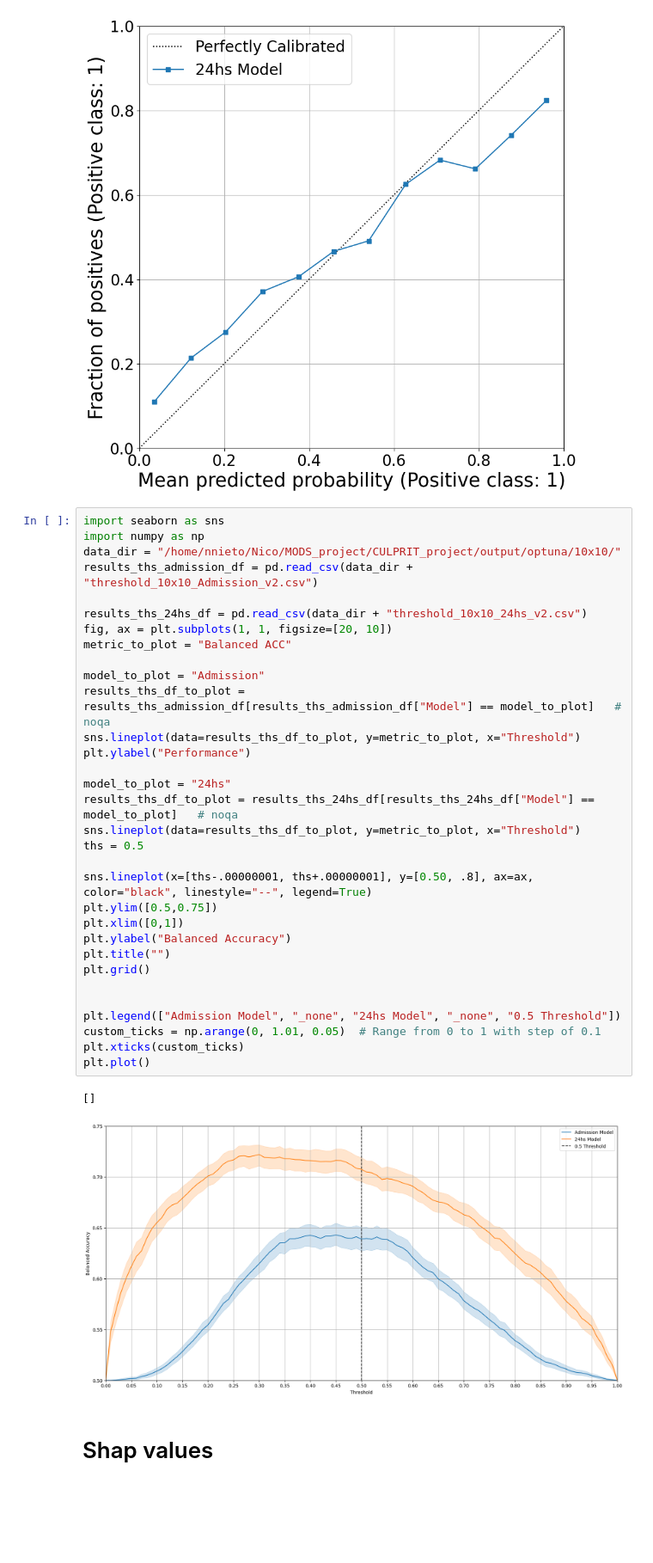
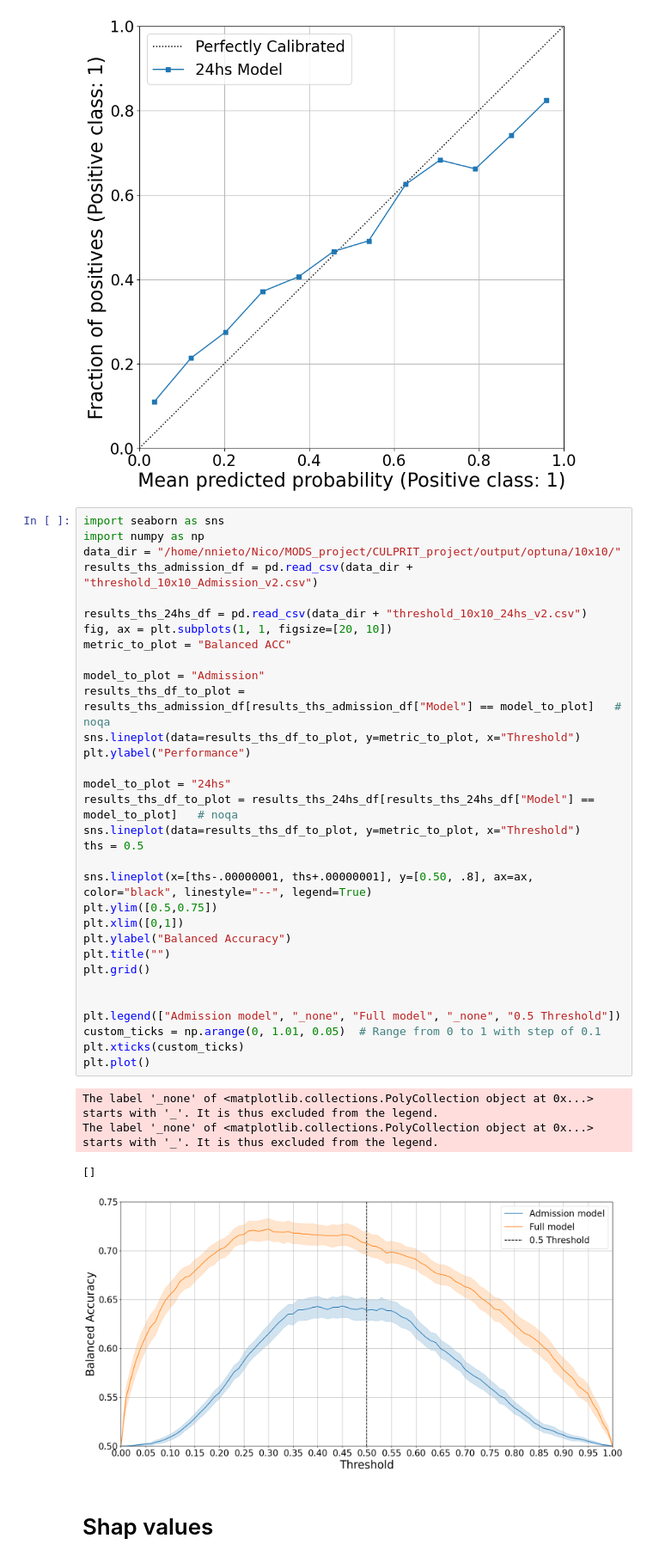
Before and after one commit to N-Nieto/MACRO_experiments, a Jupyter notebook: code/plot_figures_paper_v2.ipynb, the cells around one changed output. Shown at 86% size. Saved outputs shown, nothing was run; the diff lists cells and outputs as text; blank space fills up the shorter version.

```diff
--- a/code/plot_figures_paper_v2.ipynb
+++ b/code/plot_figures_paper_v2.ipynb
@@ -552,36 +617,38 @@ import seaborn as sns
 import numpy as np
 data_dir = "/home/nnieto/Nico/MODS_project/CULPRIT_project/output/optuna/10x10/"
 results_ths_admission_df = pd.read_csv(data_dir + "threshold_10x10_Admission_v2.csv")
 
 results_ths_24hs_df = pd.read_csv(data_dir + "threshold_10x10_24hs_v2.csv")
 fig, ax = plt.subplots(1, 1, figsize=[20, 10])
 metric_to_plot = "Balanced ACC"
 
 model_to_plot = "Admission"
 results_ths_df_to_plot = results_ths_admission_df[results_ths_admission_df["Model"] == model_to_plot]   # noqa
 sns.lineplot(data=results_ths_df_to_plot, y=metric_to_plot, x="Threshold")
 plt.ylabel("Performance")
 
 model_to_plot = "24hs"
 results_ths_df_to_plot = results_ths_24hs_df[results_ths_24hs_df["Model"] == model_to_plot]   # noqa
 sns.lineplot(data=results_ths_df_to_plot, y=metric_to_plot, x="Threshold")
 ths = 0.5
 
 sns.lineplot(x=[ths-.00000001, ths+.00000001], y=[0.50, .8], ax=ax, color="black", linestyle="--", legend=True)
 plt.ylim([0.5,0.75])
 plt.xlim([0,1])
 plt.ylabel("Balanced Accuracy")
 plt.title("")
 plt.grid()
 
 
-plt.legend(["Admission Model", "_none", "24hs Model", "_none", "0.5 Threshold"])
+plt.legend(["Admission model", "_none", "Full model", "_none", "0.5 Threshold"])
 custom_ticks = np.arange(0, 1.01, 0.05)  # Range from 0 to 1 with step of 0.1
 plt.xticks(custom_ticks)
 plt.plot()
 # %% [output]
-[]
+The label '_none' of <matplotlib.collections.PolyCollection object at 0x...> starts with '_'. It is thus excluded from the legend.
+The label '_none' of <matplotlib.collections.PolyCollection object at 0x...> starts with '_'. It is thus excluded from the legend.
+[]
-[figure, old version]
+[figure, new version]
 # %% [markdown]
 # Shap values
 # %% [markdown]
```
Also changed, not shown: parts of 15 cells of this notebook, 6 other files.
